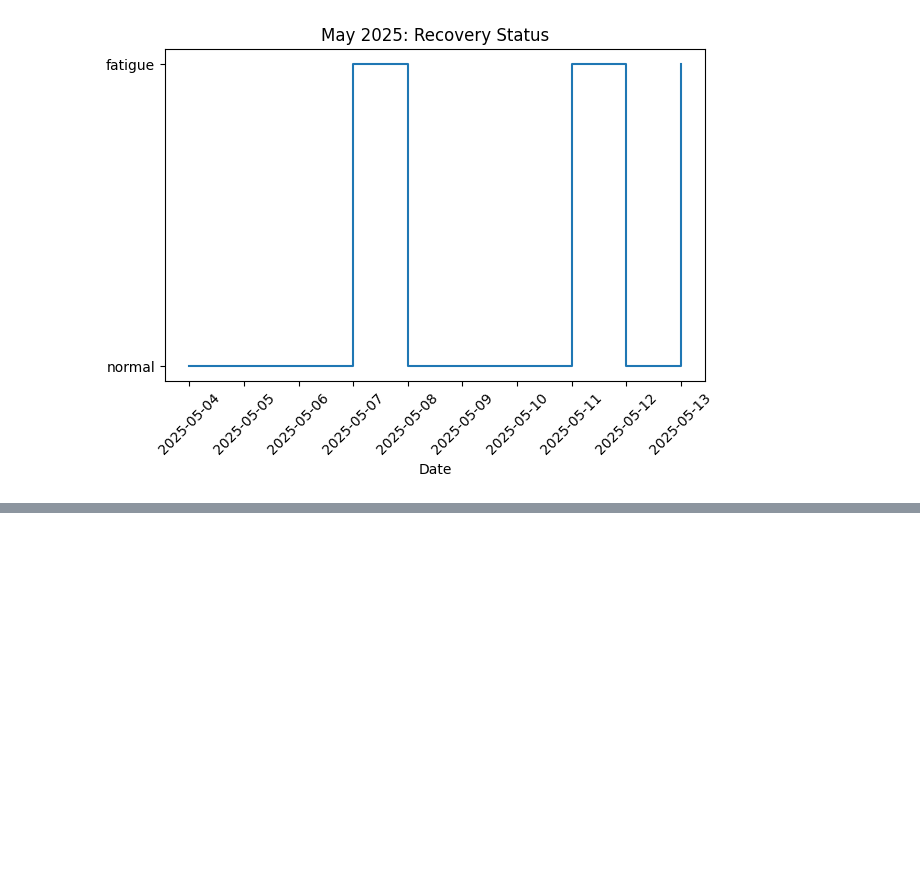
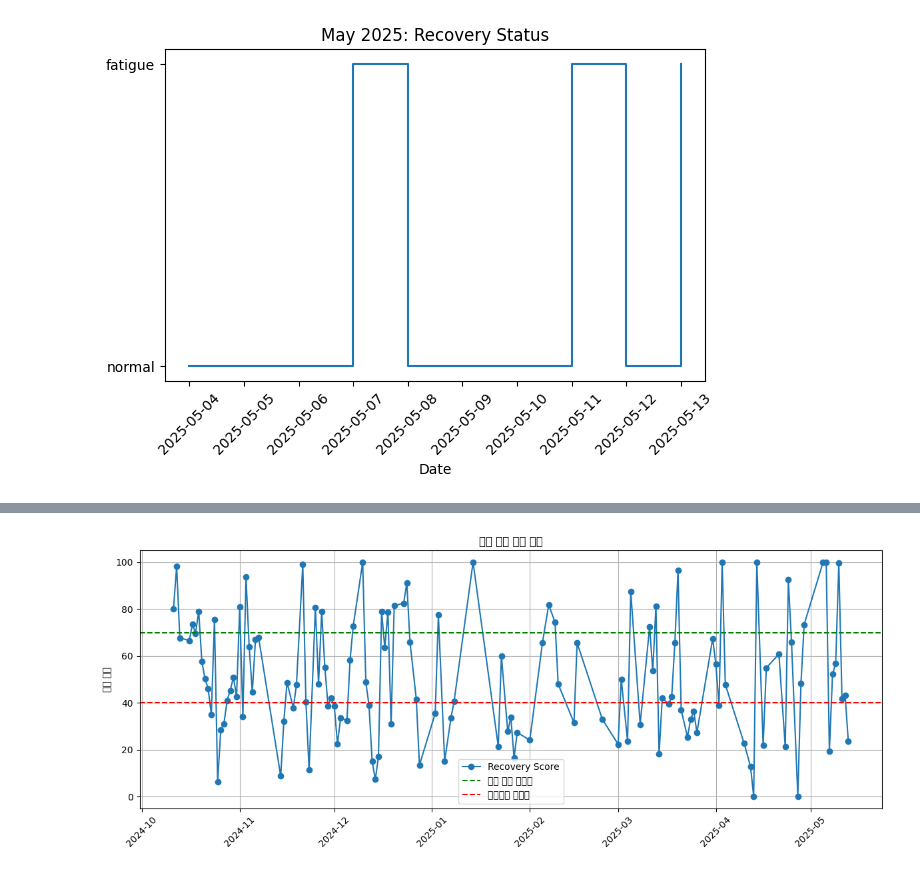
Before and after one commit to Mattlee10/Matt_Labs, a Jupyter notebook: 25_05.ipynb, the cells around one changed output, grey strips where cells are left out. Drawn from its saved outputs; the diff is of its cells as text; code cells hidden in the pictures; blank space fills up the shorter version.

```diff
--- a/25_05.ipynb
+++ b/25_05.ipynb
@@ -320,0 +558,16 @@ plt.show()
+# %%
+import matplotlib.pyplot as plt
+
+plt.figure(figsize=(12,5))
+plt.plot(df_daily['date'], df_daily['recovery_score'], label='Recovery Score', marker='o')
+plt.axhline(70, color='green', linestyle='--', label='회복 양호 기준선')
+plt.axhline(40, color='red', linestyle='--', label='스트레스 위험선')
+plt.xticks(rotation=45)
+plt.ylabel('회복 점수')
+plt.title('일일 회복 점수 추이')
+plt.legend()
+plt.grid(True)
+plt.tight_layout()
+plt.show()
+# %% [output]
+[figure, added]
```
Also changed, not shown: parts of 15 cells of this notebook.
